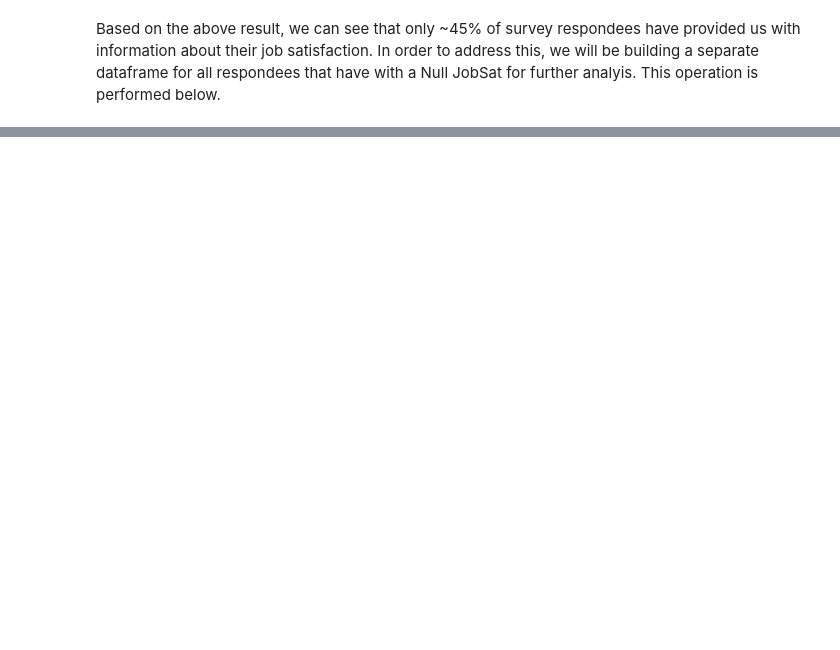
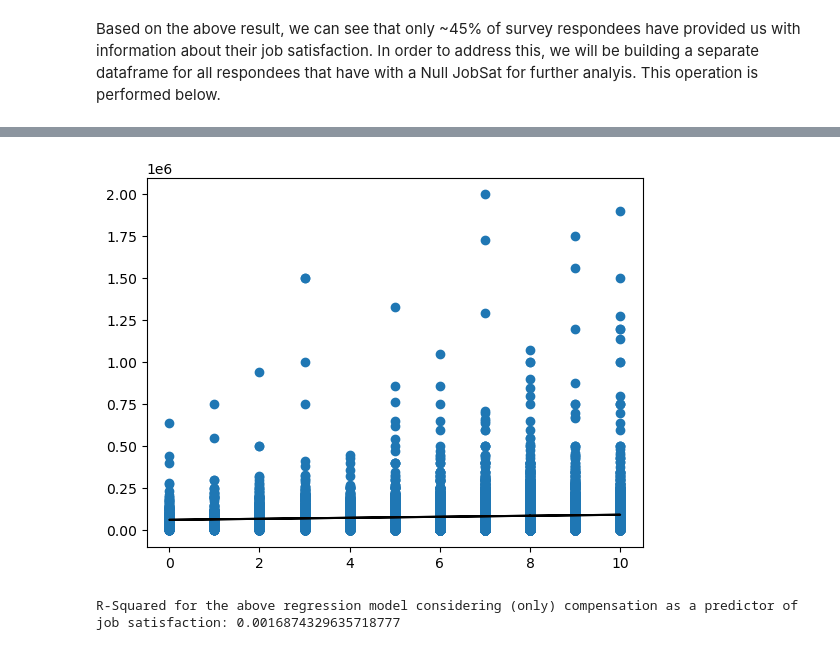
Before and after one commit to RaoBrandon/Stack-Overflow-Survey-Analysis, a Jupyter notebook: Stack_Overflow_Survey_Analysis.ipynb, the cells around one changed output, grey strips where cells are left out. Saved outputs shown, nothing was run; the diff lists cells and outputs as text; code cells hidden in the pictures; blank space fills up the shorter version.

```diff
--- a/Stack_Overflow_Survey_Analysis.ipynb
+++ b/Stack_Overflow_Survey_Analysis.ipynb
@@ -90,0 +237,32 @@ plt.title("Job Satisfaction by Remote Work")
+# %%
+# In order to better prepare our data, let us now filter null values included in ConvertedCompYearly to apply into a linear model
+sat_df = sat_df.dropna(subset=['ConvertedCompYearly'])
+
+# After this, apply a range of compensation values, only consider those <= 2M, which removes outliers skewing the plot
+sat_df = sat_df.drop(sat_df[sat_df['ConvertedCompYearly'] > 2000000].index)
+# %%
+x = sat_df[['JobSat']]
+y = sat_df[['ConvertedCompYearly']]
+
+X_train, X_test, y_train, y_test = train_test_split(x, y, test_size = .30, random_state=42)
+
+lm_model = LinearRegression() # Here you could set any hyperparameters of your model
+lm_model.fit(X_train, y_train)
+
+y_test_preds = lm_model.predict(X_test)
+
+# Clear state of plot
+plt.clf()
+
+# Add points to plot
+plt.scatter(x, y)
+
+plt.plot(X_test, y_test_preds, color = 'k')
+plt.show()
+# %% [output]
+[figure, added]
+# %%
+r2 = r2_score(y_test, y_test_preds)
+print(f"R-Squared for the above regression model considering (only) compensation as a predictor of job satisfaction: {r2}")
+# %% [output]
+R-Squared for the above regression model considering (only) compensation as a predictor of job satisfaction: 0.0016874329635718777
```
Also changed, not shown: parts of 37 cells of this notebook, 2 other files.
